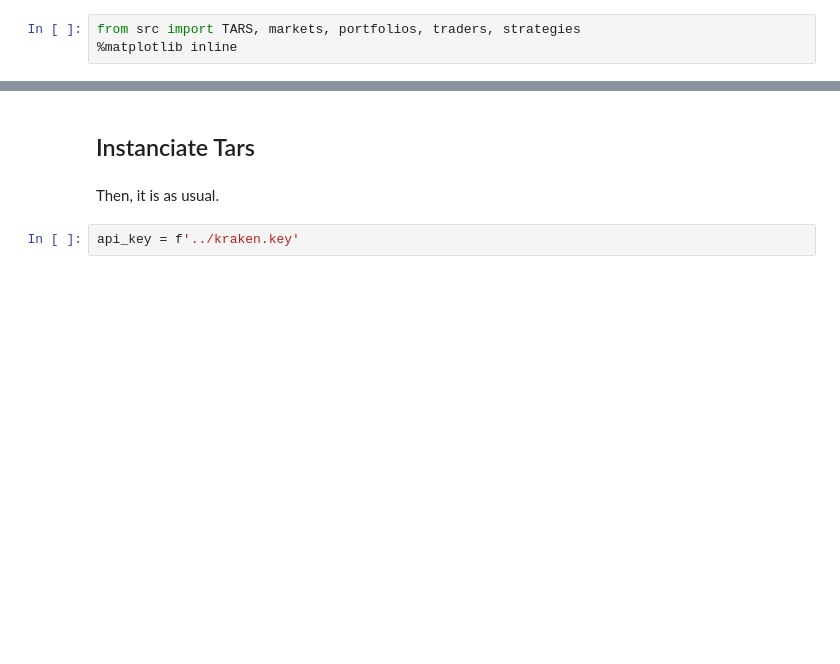
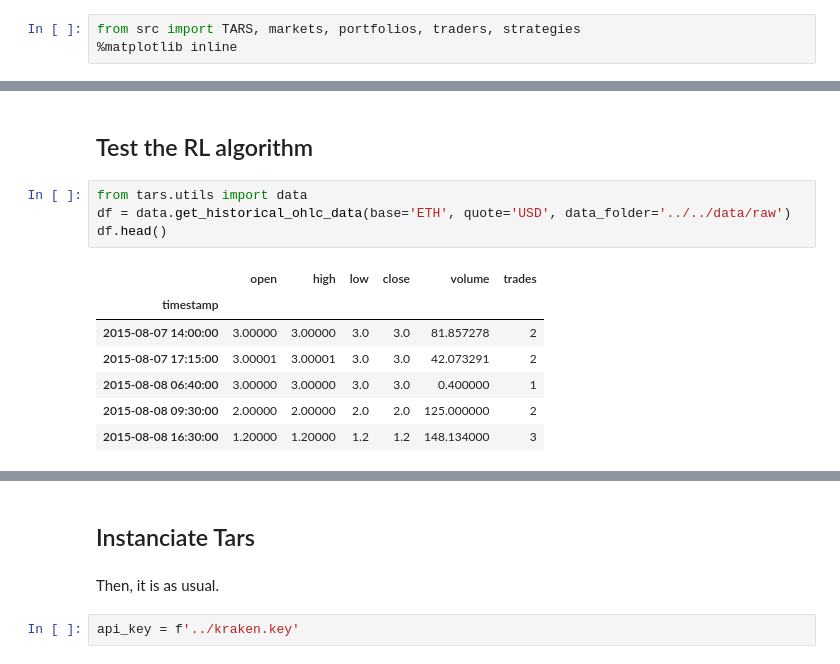
Before and after one commit to fredmontet/tars, a Jupyter notebook: notebooks/misc/strategy-koker.ipynb, the cells around one changed output, grey strips where cells are left out. Drawn from its saved outputs; the diff is of its cells as text; blank space fills up the shorter version.

```diff
--- a/notebooks/misc/strategy-koker.ipynb
+++ b/notebooks/misc/strategy-koker.ipynb
@@ -120,3 +120,17 @@ class Koker:
         plt.ylabel('Cumulative Returns')
         plt.legend()
         plt.title("RL Model vs. Buy and Hold")
+# %% [markdown]
+## Test the RL algorithm
+# %%
+from tars.utils import data
+df = data.get_historical_ohlc_data(base='ETH', quote='USD', data_folder='../../data/raw')
+df.head()
+# %% [output]
+|  | open | high | low | close | volume | trades |
+| timestamp |  |  |  |  |  |  |
+| 2015-08-07 14:00:00 | 3.00000 | 3.00000 | 3.0 | 3.0 | 81.857278 | 2 |
+| 2015-08-07 17:15:00 | 3.00001 | 3.00001 | 3.0 | 3.0 | 42.073291 | 2 |
+| 2015-08-08 06:40:00 | 3.00000 | 3.00000 | 3.0 | 3.0 | 0.400000 | 1 |
+| 2015-08-08 09:30:00 | 2.00000 | 2.00000 | 2.0 | 2.0 | 125.000000 | 2 |
+| 2015-08-08 16:30:00 | 1.20000 | 1.20000 | 1.2 | 1.2 | 148.134000 | 3 |
```
Also changed, not shown: parts of 17 cells of this notebook, 2 other files.
